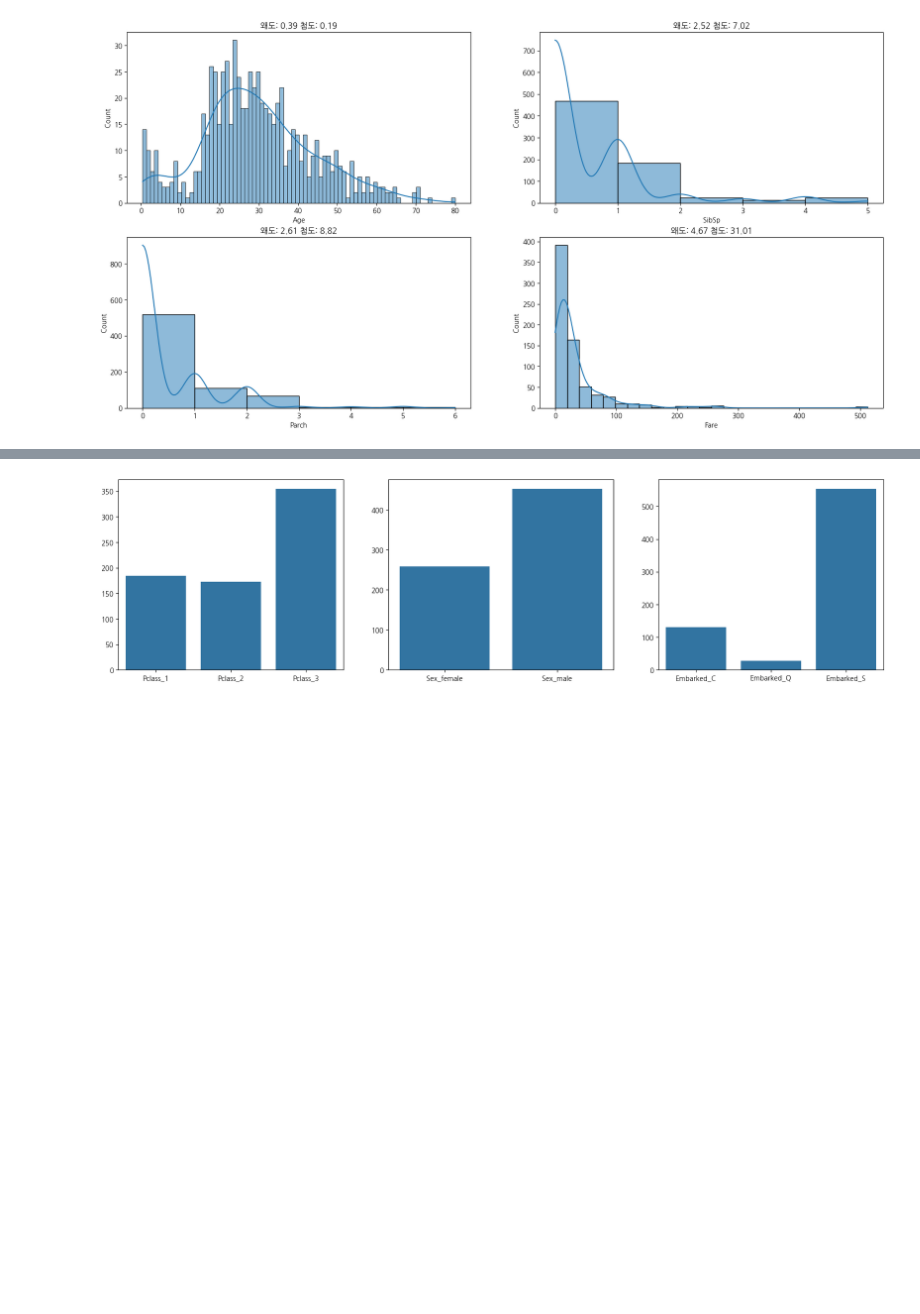
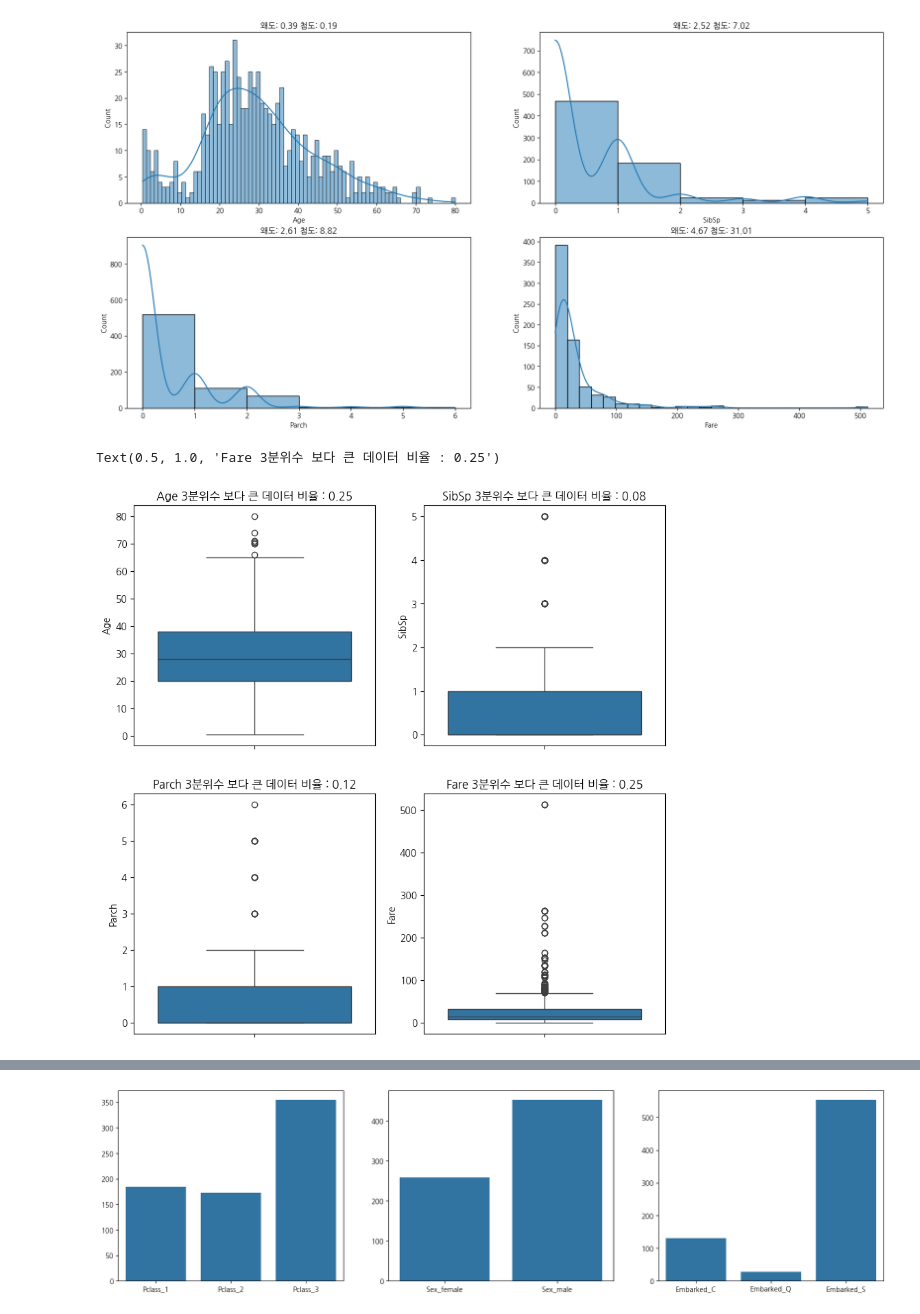
Before and after one commit to Song-Juntae/kaggle, a Jupyter notebook: getting_started/titanic/titanic.ipynb, the cells around one changed output, grey strips where cells are left out. Drawn from its saved outputs; the diff is of its cells as text; code cells hidden in the pictures; blank space fills up the shorter version.

```diff
--- a/getting_started/titanic/titanic.ipynb
+++ b/getting_started/titanic/titanic.ipynb
@@ -363,3 +365,25 @@ sns.histplot(df_train_결측치처리1['Parch'], kde=True, binwidth=1, ax=axes[2
 sns.histplot(df_train_결측치처리1['Fare'], kde=True, binwidth=20, ax=axes[3]).set_title(f'왜도: {round(왜도['Fare'], 2)} 첨도: {round(첨도['Fare'], 2)}');
 # %% [output]
 [figure]
+# %%
+# 수치형 변수 박스 플롯
+
+fig, axes = plt.subplots(
+    2,2,
+    figsize=(10,10)
+)
+
+axes = axes.flatten()
+
+Q3_Age = df_train_결측치처리1['Age'].quantile(0.75)
+Q3_SibSp = df_train_결측치처리1['SibSp'].quantile(0.75)
+Q3_Parch = df_train_결측치처리1['Parch'].quantile(0.75)
+Q3_Fare = df_train_결측치처리1['Fare'].quantile(0.75)
+
+sns.boxplot(df_train_결측치처리1['Age'], ax=axes[0]).set_title(f'Age 3분위수 보다 큰 데이터 비율 : {round((df_train_결측치처리1['Age'] > Q3_Age).sum() / len(df_train_결측치처리1), 2)}')
+sns.boxplot(df_train_결측치처리1['SibSp'], ax=axes[1]).set_title(f'SibSp 3분위수 보다 큰 데이터 비율 : {round((df_train_결측치처리1['SibSp'] > Q3_SibSp).sum() / len(df_train_결측치처리1), 2)}')
+sns.boxplot(df_train_결측치처리1['Parch'], ax=axes[2]).set_title(f'Parch 3분위수 보다 큰 데이터 비율 : {round((df_train_결측치처리1['Parch'] > Q3_Parch).sum() / len(df_train_결측치처리1), 2)}')
+sns.boxplot(df_train_결측치처리1['Fare'], ax=axes[3]).set_title(f'Fare 3분위수 보다 큰 데이터 비율 : {round((df_train_결측치처리1['Fare'] > Q3_Fare).sum() / len(df_train_결측치처리1), 2)}')
+# %% [output]
+Text(0.5, 1.0, 'Fare 3분위수 보다 큰 데이터 비율 : 0.25')
+[figure, added]
```
Also changed, not shown: parts of 8 cells of this notebook.
